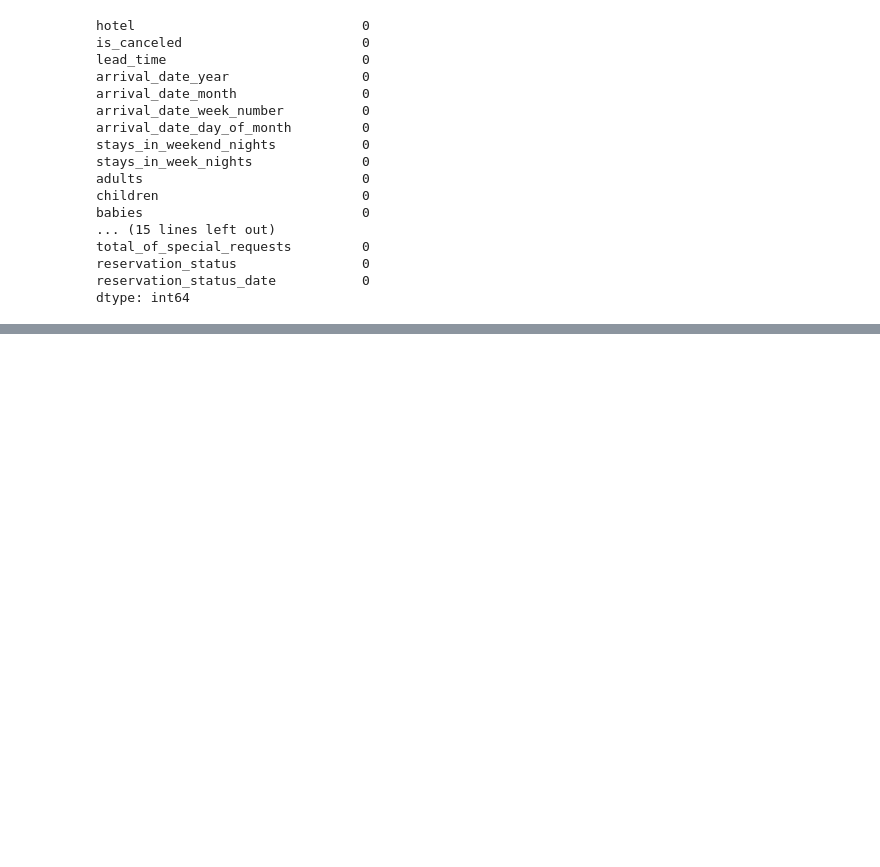
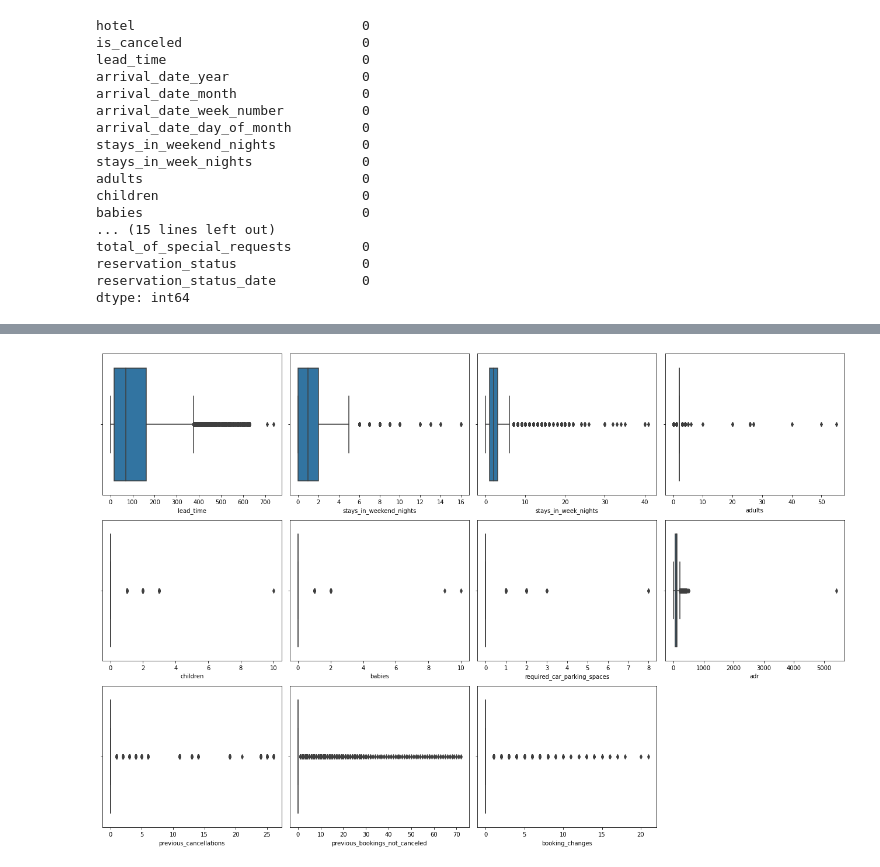
Before and after one commit to AmirKhan6219/Hotel-Booking-Analysis, a Jupyter notebook: Hotel_Bokking_analysis.ipynb, the cells around one changed output, grey strips where cells are left out. Saved outputs shown, nothing was run; the diff lists cells and outputs as text; code cells hidden in the pictures; blank space fills up the shorter version.

```diff
--- a/Hotel_Bokking_analysis.ipynb
+++ b/Hotel_Bokking_analysis.ipynb
@@ -112,0 +128,14 @@ dtype: int64
+# %%
+# Lets build boxplots to see it better.
+columns = ['lead_time', 'stays_in_weekend_nights', 'stays_in_week_nights', 'adults', 'children', 'babies', 'required_car_parking_spaces', 'adr', 'previous_cancellations', 'previous_bookings_not_canceled', 'booking_changes']
+n = 1
+plt.figure(figsize=(18,12))
+
+for column in columns:
+  plt.subplot(3,4,n)
+  n = n+1
+  sns.boxplot(df[column])
+  plt.tight_layout()
+plt.show()
+# %% [output]
+[figure, added]
```
Also changed, not shown: parts of 1 cell of this notebook.
